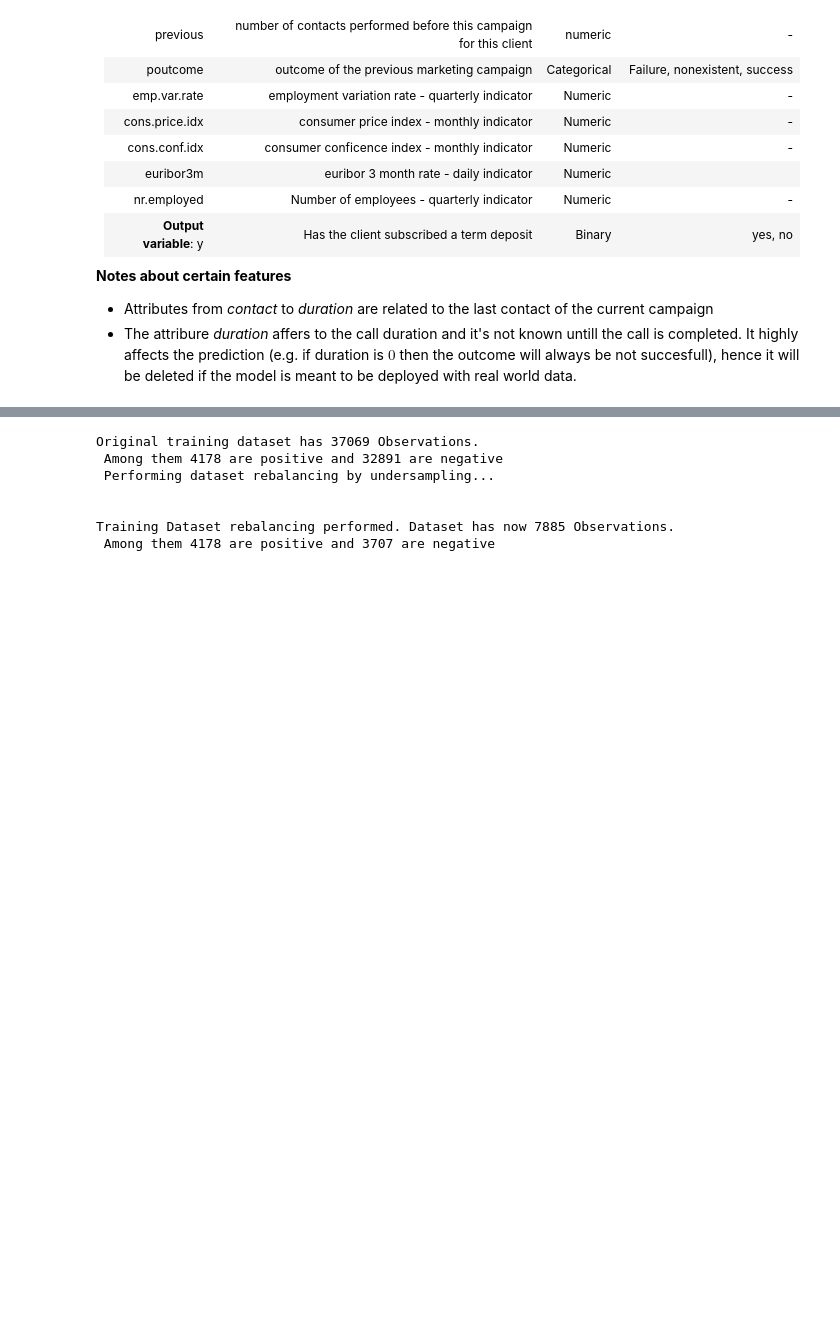
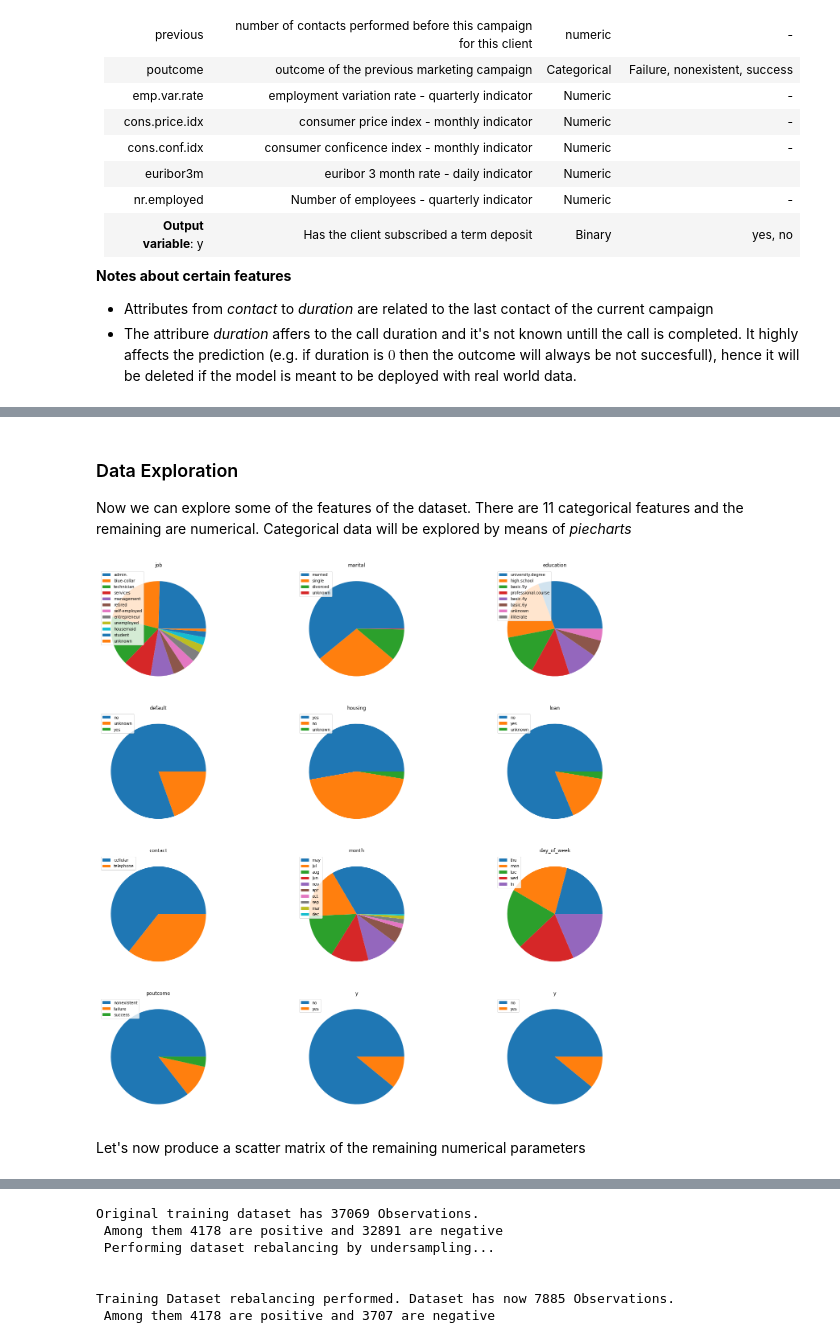
Before and after one commit to giulionenna/AS_ML_project, a Jupyter notebook: bank_notebook.ipynb, the cells around one changed output, grey strips where cells are left out. Drawn from its saved outputs; the diff is of its cells as text; code cells hidden in the pictures; blank space fills up the shorter version.

```diff
--- a/bank_notebook.ipynb
+++ b/bank_notebook.ipynb
@@ -76 +76,27 @@ df_enc = df_enc.drop('duration', axis = 1) #drop the duration column (see attrib
 5 rows × 21 columns
+# %% [markdown]
+### Data Exploration
+
+Now we can explore some of the features of the dataset. There are 11 categorical features and the remaining are numerical. Categorical data will be explored by means of _piecharts_
+# %%
+c = 3 #subfigure columns
+r = 4 #subfigure rows
+df_cat = df.loc[:, cat_col]
+
+fig, axs = plt.subplots(r,c)
+fig.set_size_inches(25, 25)
+
+i=0
+for ax in axs.flat:
+
+    current_df_column = df_cat.iloc[:,min(i,10)]
+    feature = current_df_column.name
+
+    ax.set_title(feature)
+    ax.pie(current_df_column.value_counts())
+    ax.legend(current_df_column.value_counts().index, loc = 'upper left')
+    i=i+1
+# %% [output]
+[figure, added]
+# %% [markdown]
+Let's now produce a scatter matrix of the remaining numerical parameters
```
Also changed, not shown: parts of 6 cells of this notebook.
